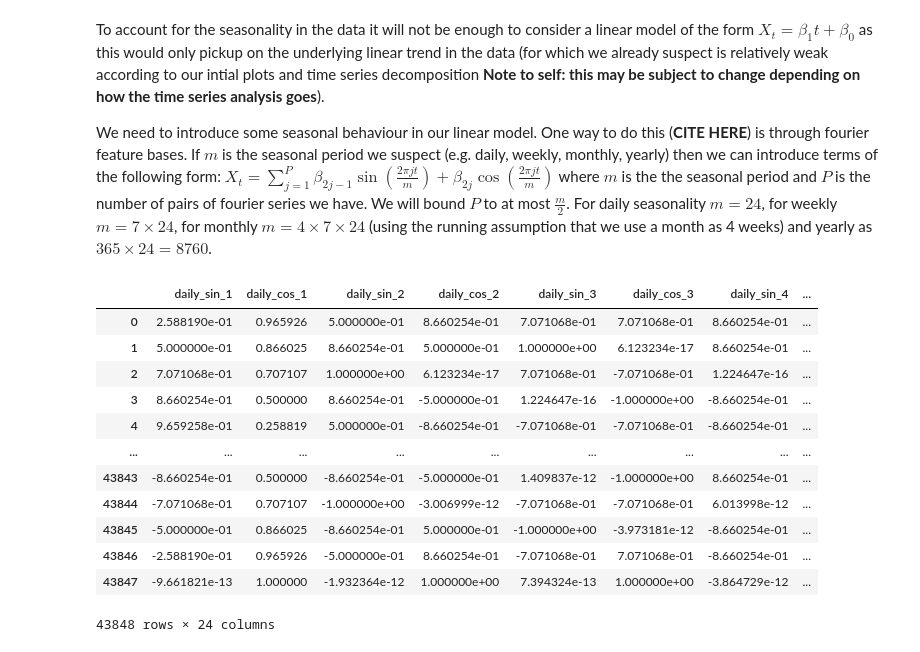
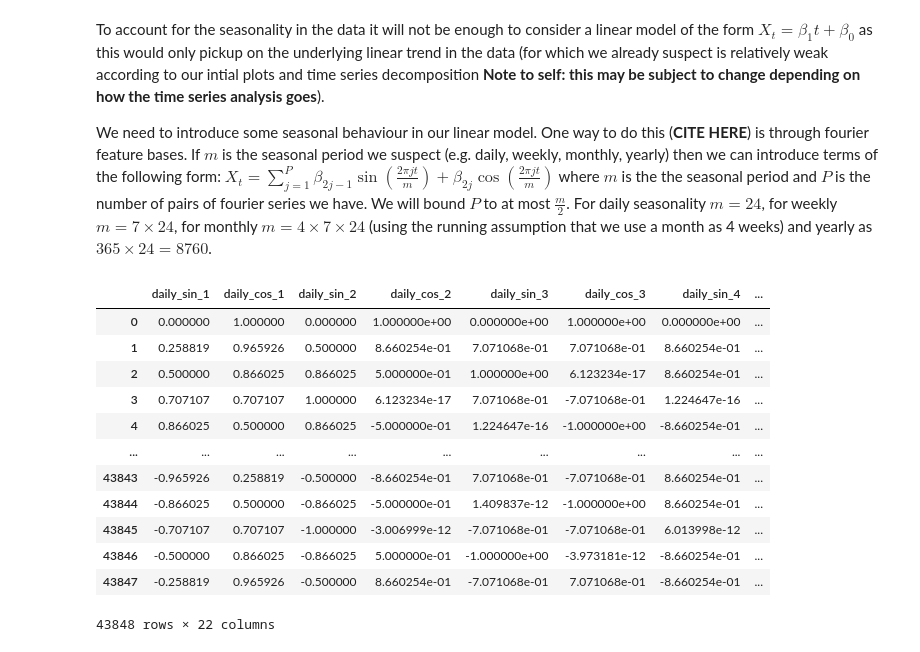
Before and after one commit to cesare-spinoso/project_432, a Jupyter notebook: Linear_models.ipynb, the cells around one changed output. Saved outputs shown, nothing was run; the diff lists cells and outputs as text; code cells hidden in the pictures.

Commit message:
Fixing the design matrix to consider overlap.

```diff
--- a/Linear_models.ipynb
+++ b/Linear_models.ipynb
@@ -135,15 +135,15 @@ where $m$ is the the seasonal period and $P$ is the number of pairs of fourier s
 design_matrix = np.array(data_train['t']).reshape(-1,1)
 # %%
 #1. Fourier feature bases for Daily seasonal period
-m = 24
-P = m/2
-j = np.arange(1, int(P)+1)
+m_day = 24
+P_day = m_day/2
+j_day = np.arange(1, int(P_day))
 
 # Generating the column names we need for the dataframe
-titles_sin, titles_cos = ['daily_sin_' + str(x) for x in j], ['daily_cos_' + str(x) for x in j]
+titles_sin, titles_cos = ['daily_sin_' + str(x) for x in j_day], ['daily_cos_' + str(x) for x in j_day]
 
 # Generating the number to which we will apply sin and cos afterwards
-temp_multiply = (2 * np.pi * j)/m
+temp_multiply = (2 * np.pi * j_day)/m_day
 
 # Generating the sin and cos values
 daily_design_matrix_sin = pd.DataFrame(data = np.sin(temp_multiply * design_matrix), columns = titles_sin)
@@ -154,21 +154,25 @@ daily_design_matrix =  pd.concat([daily_design_matrix_sin, daily_design_matrix_c
 
 # Reordering the columns in a more convenient way (sin and cos tuples with incrementing index j)
 daily_design_matrix = daily_design_matrix[list(sum(zip(titles_sin, titles_cos), ()))]
-# %%
-daily_design_matrix
-# %% [output]
-|  | daily_sin_1 | daily_cos_1 | daily_sin_2 | daily_cos_2 | daily_sin_3 | daily_cos_3 | daily_sin_4 | ... |
-| 0 | 2.588190e-01 | 0.965926 | 5.000000e-01 | 8.660254e-01 | 7.071068e-01 | 7.071068e-01 | 8.660254e-01 | ... |
-| 1 | 5.000000e-01 | 0.866025 | 8.660254e-01 | 5.000000e-01 | 1.000000e+00 | 6.123234e-17 | 8.660254e-01 | ... |
-| 2 | 7.071068e-01 | 0.707107 | 1.000000e+00 | 6.123234e-17 | 7.071068e-01 | -7.071068e-01 | 1.224647e-16 | ... |
-| 3 | 8.660254e-01 | 0.500000 | 8.660254e-01 | -5.000000e-01 | 1.224647e-16 | -1.000000e+00 | -8.660254e-01 | ... |
-| 4 | 9.659258e-01 | 0.258819 | 5.000000e-01 | -8.660254e-01 | -7.071068e-01 | -7.071068e-01 | -8.660254e-01 | ... |
-| ... | ... | ... | ... | ... | ... | ... | ... | ... |
-| 43843 | -8.660254e-01 | 0.500000 | -8.660254e-01 | -5.000000e-01 | 1.409837e-12 | -1.000000e+00 | 8.660254e-01 | ... |
-| 43844 | -7.071068e-01 | 0.707107 | -1.000000e+00 | -3.006999e-12 | -7.071068e-01 | -7.071068e-01 | 6.013998e-12 | ... |
-| 43845 | -5.000000e-01 | 0.866025 | -8.660254e-01 | 5.000000e-01 | -1.000000e+00 | -3.973181e-12 | -8.660254e-01 | ... |
-| 43846 | -2.588190e-01 | 0.965926 | -5.000000e-01 | 8.660254e-01 | -7.071068e-01 | 7.071068e-01 | -8.660254e-01 | ... |
-| 43847 | -9.661821e-13 | 1.000000 | -1.932364e-12 | 1.000000e+00 | 7.394324e-13 | 1.000000e+00 | -3.864729e-12 | ... |
-43848 rows × 24 columns
+# %%
+# Get index for the day start which will be useful for hyperparameter later
+start_day = 1 #(column 't' will be in front of it)
+
+#Printing weekly design matrix
+daily_design_matrix
+# %% [output]
+|  | daily_sin_1 | daily_cos_1 | daily_sin_2 | daily_cos_2 | daily_sin_3 | daily_cos_3 | daily_sin_4 | ... |
+| 0 | 0.000000 | 1.000000 | 0.000000 | 1.000000e+00 | 0.000000e+00 | 1.000000e+00 | 0.000000e+00 | ... |
+| 1 | 0.258819 | 0.965926 | 0.500000 | 8.660254e-01 | 7.071068e-01 | 7.071068e-01 | 8.660254e-01 | ... |
+| 2 | 0.500000 | 0.866025 | 0.866025 | 5.000000e-01 | 1.000000e+00 | 6.123234e-17 | 8.660254e-01 | ... |
+| 3 | 0.707107 | 0.707107 | 1.000000 | 6.123234e-17 | 7.071068e-01 | -7.071068e-01 | 1.224647e-16 | ... |
+| 4 | 0.866025 | 0.500000 | 0.866025 | -5.000000e-01 | 1.224647e-16 | -1.000000e+00 | -8.660254e-01 | ... |
+| ... | ... | ... | ... | ... | ... | ... | ... | ... |
+| 43843 | -0.965926 | 0.258819 | -0.500000 | -8.660254e-01 | 7.071068e-01 | -7.071068e-01 | 8.660254e-01 | ... |
+| 43844 | -0.866025 | 0.500000 | -0.866025 | -5.000000e-01 | 1.409837e-12 | -1.000000e+00 | 8.660254e-01 | ... |
+| 43845 | -0.707107 | 0.707107 | -1.000000 | -3.006999e-12 | -7.071068e-01 | -7.071068e-01 | 6.013998e-12 | ... |
+| 43846 | -0.500000 | 0.866025 | -0.866025 | 5.000000e-01 | -1.000000e+00 | -3.973181e-12 | -8.660254e-01 | ... |
+| 43847 | -0.258819 | 0.965926 | -0.500000 | 8.660254e-01 | -7.071068e-01 | 7.071068e-01 | -8.660254e-01 | ... |
+43848 rows × 22 columns
 # %%
 #2. Fourier feature bases for Weekly seasonal period
```
Also changed, not shown: parts of 11 cells of this notebook.
